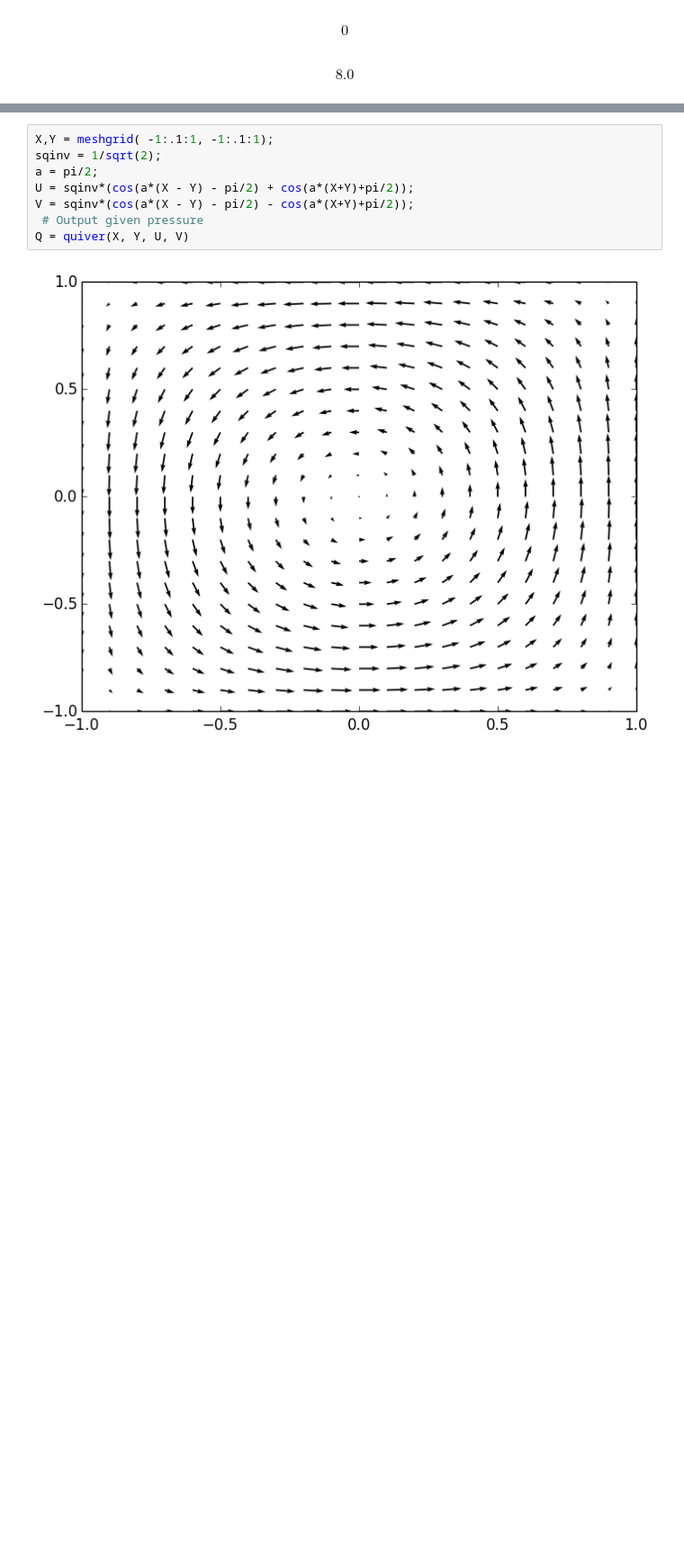
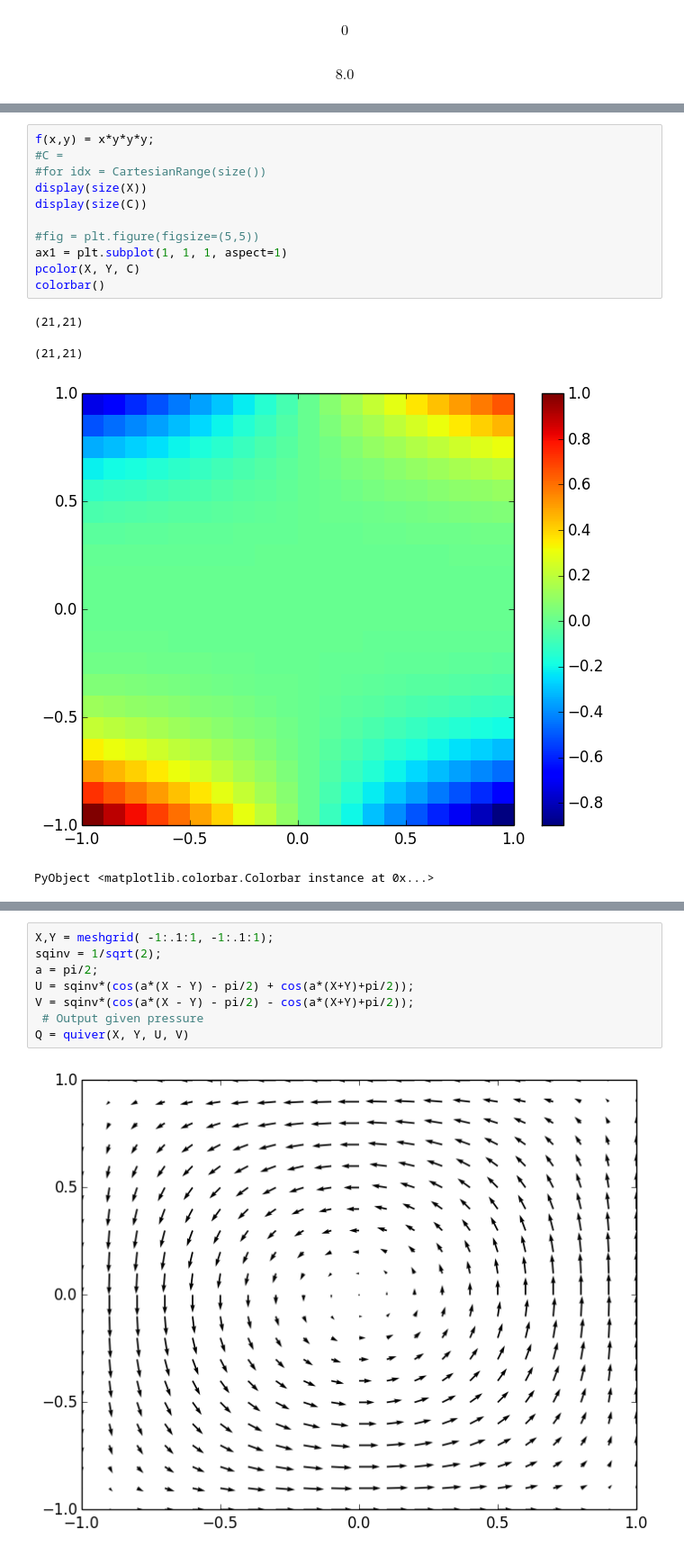
Before and after one commit to elrnv/mfd-notebooks, a Jupyter notebook: Example functions.ipynb, the cells around one changed output, grey strips where cells are left out. Shown at 90% size. Saved outputs shown, nothing was run; the diff lists cells and outputs as text; blank space fills up the shorter version.

```diff
--- a/Example functions.ipynb
+++ b/Example functions.ipynb
@@ -62,0 +83,16 @@ PyObject <matplotlib.quiver.Quiver object at 0x...>
+# %%
+f(x,y) = x*y*y*y;
+#C =
+#for idx = CartesianRange(size())
+display(size(X))
+display(size(C))
+
+#fig = plt.figure(figsize=(5,5))
+ax1 = plt.subplot(1, 1, 1, aspect=1)
+pcolor(X, Y, C)
+colorbar()
+# %% [output]
+(21,21)
+(21,21)
+[figure, added]
+PyObject <matplotlib.colorbar.Colorbar instance at 0x...>
```
Also changed, not shown: parts of 5 cells of this notebook, 4 other files.
